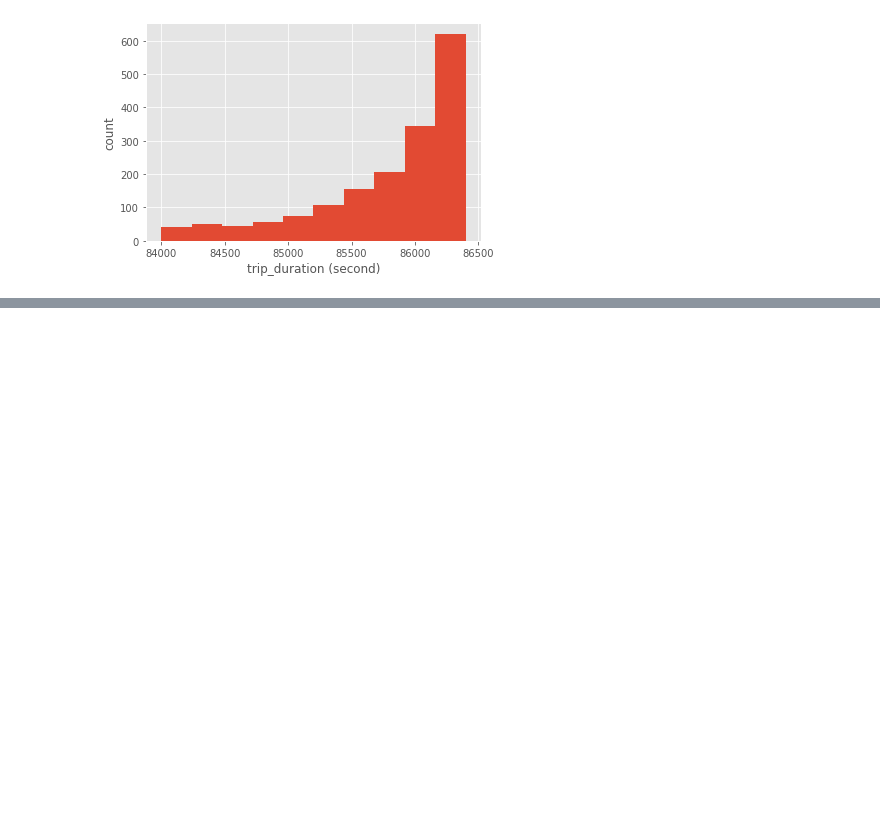
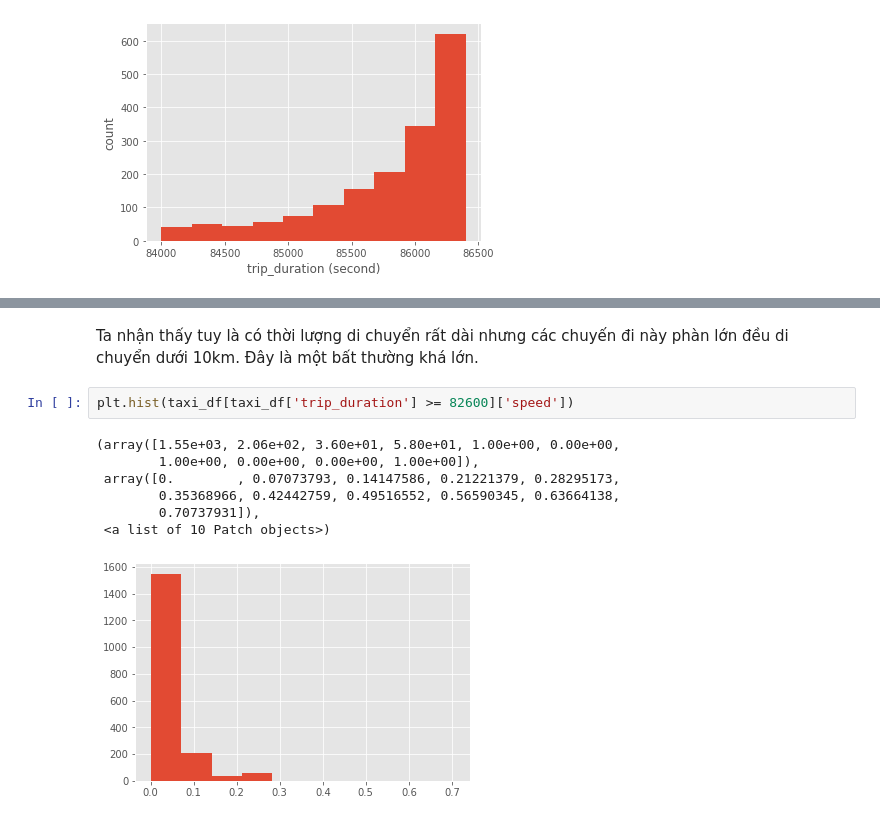
Before and after one commit to trunghq0205/Python4DS, a Jupyter notebook: final_project_report.ipynb, the cells around one changed output, grey strips where cells are left out. Saved outputs shown, nothing was run; the diff lists cells and outputs as text; blank space fills up the shorter version.

```diff
--- a/final_project_report.ipynb
+++ b/final_project_report.ipynb
@@ -346,0 +392,12 @@ Text(0, 0.5, 'count')
+# %% [markdown]
+Ta nhận thấy tuy là có thời lượng di chuyển rất dài nhưng các chuyến đi này phàn lớn đều di chuyển dưới 10km. Đây là một bất thường khá lớn.
+# %%
+plt.hist(taxi_df[taxi_df['trip_duration'] >= 82600]['speed'])
+# %% [output]
+(array([1.55e+03, 2.06e+02, 3.60e+01, 5.80e+01, 1.00e+00, 0.00e+00,
+        1.00e+00, 0.00e+00, 0.00e+00, 1.00e+00]),
+ array([0.        , 0.07073793, 0.14147586, 0.21221379, 0.28295173,
+        0.35368966, 0.42442759, 0.49516552, 0.56590345, 0.63664138,
+        0.70737931]),
+ <a list of 10 Patch objects>)
+[figure, added]
```
Also changed, not shown: parts of 35 cells of this notebook.
